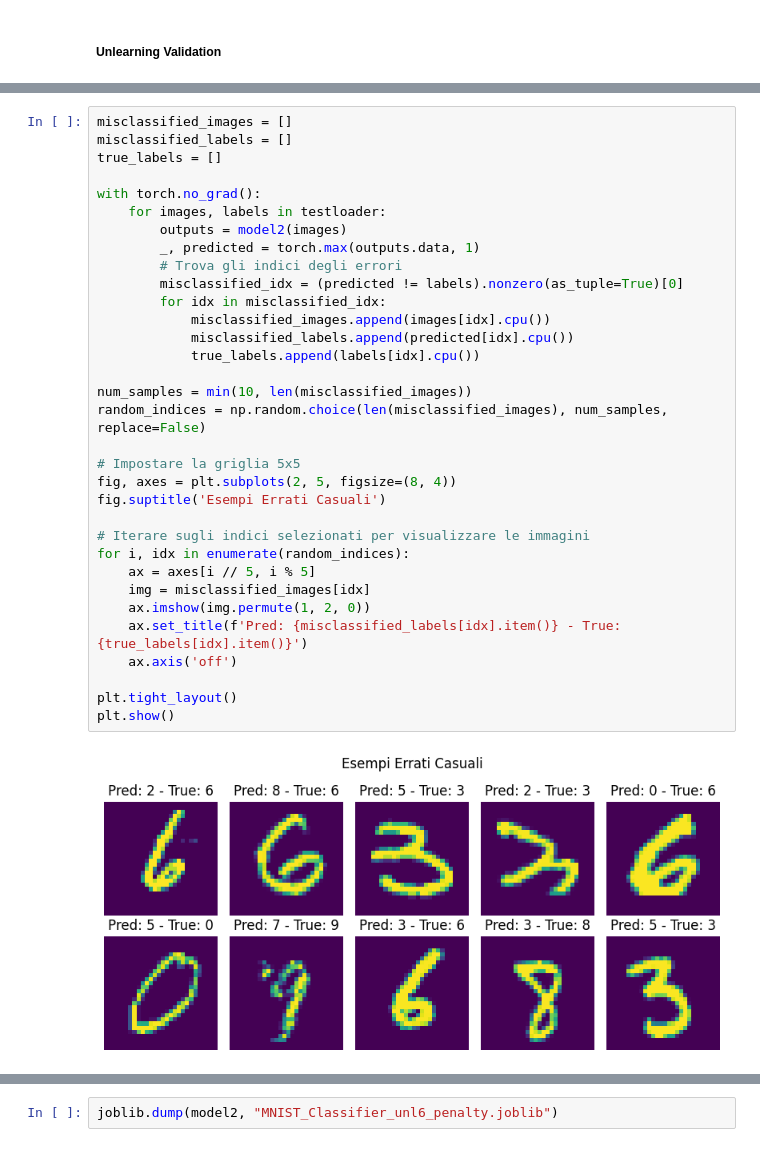
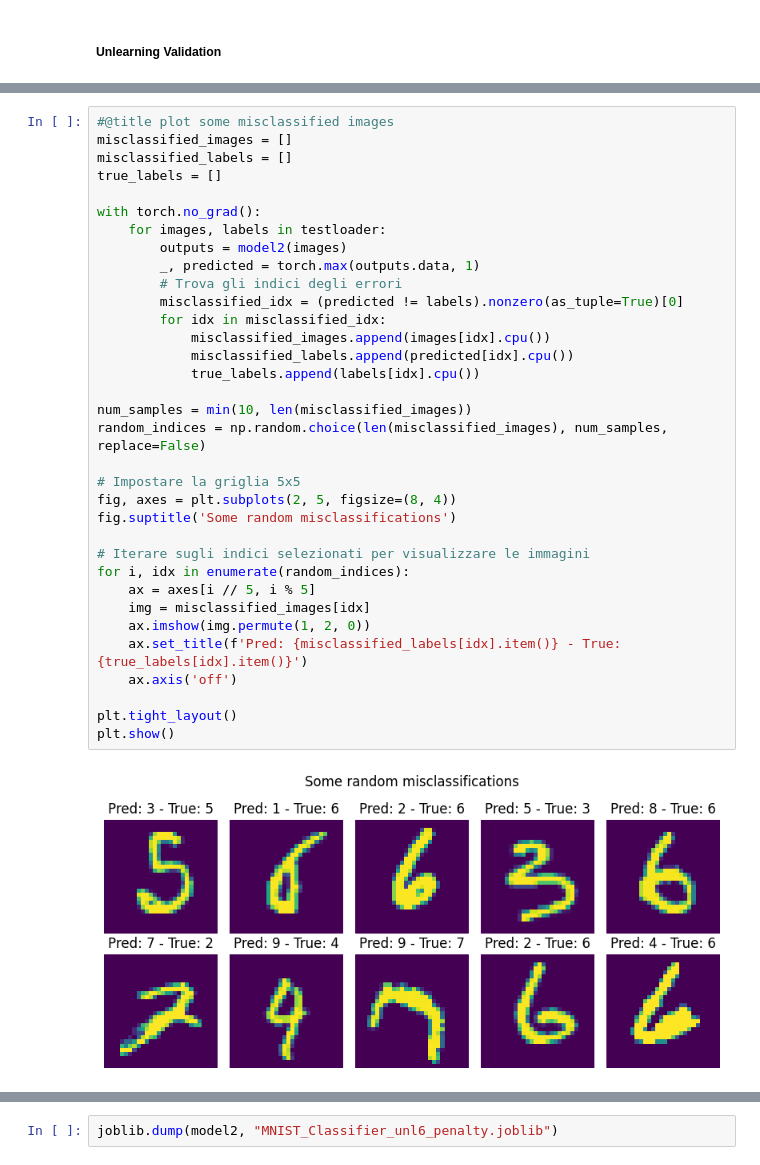
Before and after one commit to mich1803/Yesterday-Machine-Unlearning, a Jupyter notebook: Machine_Unlearning_MNIST.ipynb, the cells around one changed output, grey strips where cells are left out. Cells and saved outputs as stored; diff of their text form.

```diff
--- a/Machine_Unlearning_MNIST.ipynb
+++ b/Machine_Unlearning_MNIST.ipynb
@@ -376,35 +577,36 @@ Accuracy on the test set after fine-tuning: 83.12%
 # %%
+#@title plot some misclassified images
 misclassified_images = []
 misclassified_labels = []
 true_labels = []
 
 with torch.no_grad():
     for images, labels in testloader:
         outputs = model2(images)
         _, predicted = torch.max(outputs.data, 1)
         # Trova gli indici degli errori
         misclassified_idx = (predicted != labels).nonzero(as_tuple=True)[0]
         for idx in misclassified_idx:
             misclassified_images.append(images[idx].cpu())
             misclassified_labels.append(predicted[idx].cpu())
             true_labels.append(labels[idx].cpu())
 
 num_samples = min(10, len(misclassified_images))
 random_indices = np.random.choice(len(misclassified_images), num_samples, replace=False)
 
 # Impostare la griglia 5x5
 fig, axes = plt.subplots(2, 5, figsize=(8, 4))
-fig.suptitle('Esempi Errati Casuali')
+fig.suptitle('Some random misclassifications')
 
 # Iterare sugli indici selezionati per visualizzare le immagini
 for i, idx in enumerate(random_indices):
     ax = axes[i // 5, i % 5]
     img = misclassified_images[idx]
     ax.imshow(img.permute(1, 2, 0))
     ax.set_title(f'Pred: {misclassified_labels[idx].item()} - True: {true_labels[idx].item()}')
     ax.axis('off')
 
 plt.tight_layout()
 plt.show()
 # %% [output]
-[figure, old version]
+[figure, new version]
```
Also changed, not shown: parts of 28 cells of this notebook, 1 other file.
